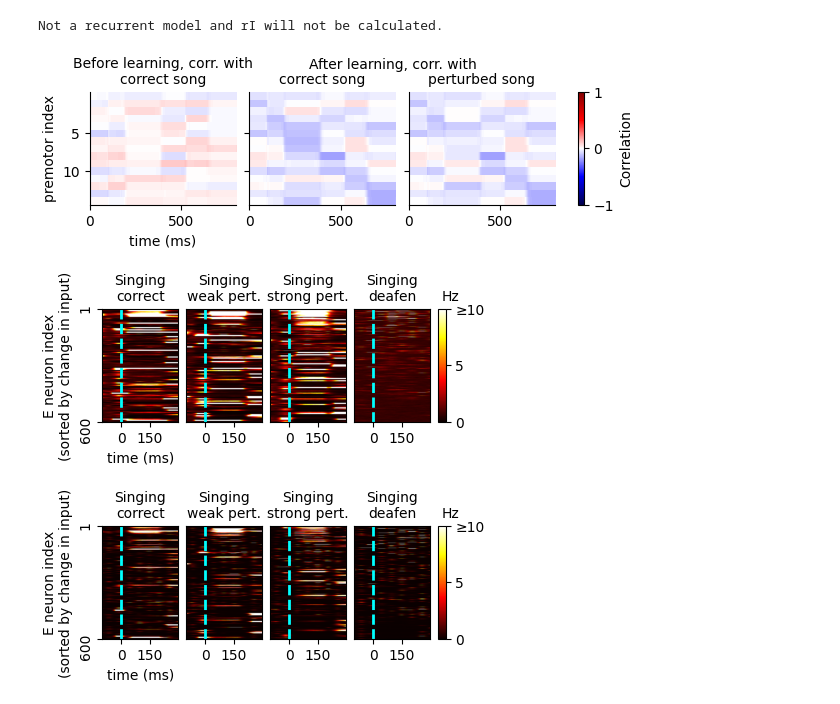
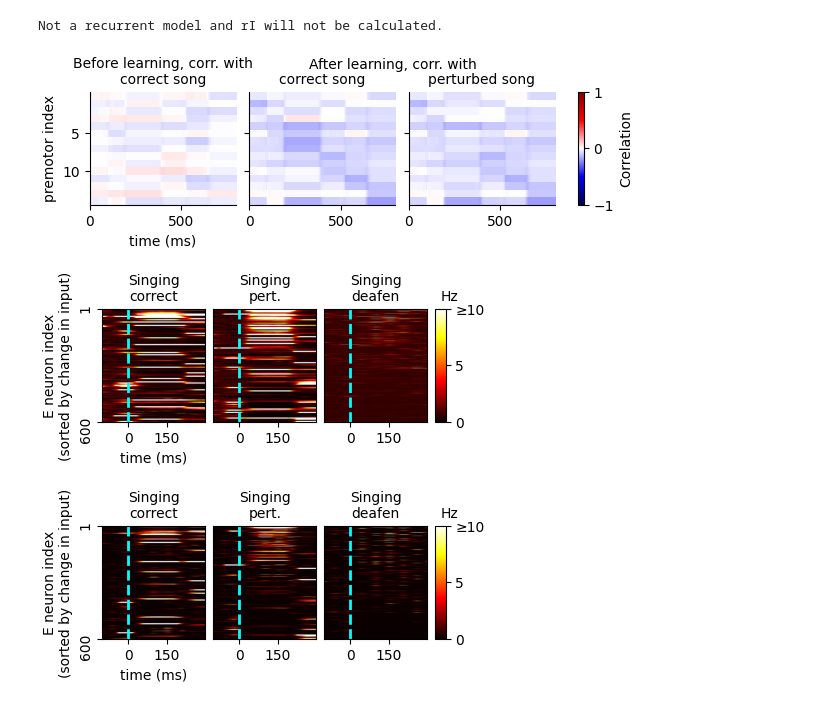
Before and after one commit to gongziyida/vocal-error-network, a Jupyter notebook: simulations/train_premotor2E_models_sparseW.ipynb, the cells around one changed output. Cells and saved outputs as stored; diff of their text form; code cells hidden in the pictures.

```diff
--- a/simulations/train_premotor2E_models_sparseW.ipynb
+++ b/simulations/train_premotor2E_models_sparseW.ipynb
@@ -67,7 +67,7 @@ w0_mean_HVC2E, w0_std_HVC2E, cW_HVC2E = 1/N_HVC, 1e-2, 0.1
 T_pre = 100 # time period to keep before song
 N_test_rend = 20
 T_test = T_burn + T_rend # Total
-cases = ('ctrl', 'pert_weak', 'pert_strong', 'deaf')
+cases = ('ctrl', 'pert', 'deaf')
 res = {k: [np.zeros((N_test_rend,T_pre+T_rend,NE+i)) for i in (0,NI)] for k in cases}
 
 # Init auditory for training
@@ -97,22 +97,21 @@ hI0 = rng.normal(loc=-1, scale=0.5, size=NI)
 with np.errstate(divide='ignore', over='ignore', invalid='ignore'):
     # Training
     plasticity_kwargs = dict(plasticity=bilin_hebb_E_HVC, lr=-3e-2,
-                             tauW=1e5, asyn_H=10, rE_th=1.5, no_progress_bar=True)
+                             tauW=1e5, asyn_H=10, rE_th=1, no_progress_bar=True)
     rE_FF, rI, Ws_FF, _, _ = net_FF.sim(hE0, rH, aud, save_W_ts, T, dt, 0.1, **plasticity_kwargs)
 
     plasticity_kwargs = dict(plasticity=dict(HVC=bilin_hebb_E_HVC), lr=dict(HVC=-3e-2),
-                             tauW=1e5, asyn_H=10, rE_th=1.5, no_progress_bar=True)
+                             tauW=1e5, asyn_H=10, rE_th=1, no_progress_bar=True)
     rE_HVC2E, rI, Ws_HVC2E, _, _ = net_HVC2E.sim(hE0, hI0, rH, aud, save_W_ts, T, dt, 0.1,
                                                  **plasticity_kwargs)
 
     # Init auditory for testing
     args = (N_test_rend, T_burn, T_post, None, False)
     aud_ctrl, aud_ctrl_idx = generate_realistic_aud(aud_real['ctrl'], *args)
-    aud_pert_weak, aud_pert_idx = generate_realistic_aud(aud_real['pert_weak'], *args)
-    aud_pert_strong, _ = generate_realistic_aud(aud_real['pert_strong'], *args)
+    aud_pert = generate_realistic_aud(aud_real['pert'], *args)[0]
 
     # testing
-    for k, a in zip(cases, (aud_ctrl, aud_pert_weak, aud_pert_strong, aud_ctrl*0)):
+    for k, a in zip(cases, (aud_ctrl, aud_pert, aud_ctrl*0)):
         for i in range(a.shape[0]): # for each case, enumerate over songs
             args = dict(rH=rH[:T_test], aud=a[i], save_W_ts=[], T=T_test, dt=dt,
                         noise_strength=1, no_progress_bar=True)
@@ -122,28 +121,38 @@ with np.errstate(divide='ignore', over='ignore', invalid='ignore'):
 Not a recurrent model and rI will not be calculated.
 # %%
 fig, ax = plot_corr_mat(Ws_HVC2E['HVC'], aud_real['ctrl'].mean(axis=0).T,
-                        aud_real['pert_strong'].mean(axis=0).T,
+                        aud_real['pert'].mean(axis=0).T,
                         ylabel='premotor index', yticks=[5, 10], xlabel='time (ms)')
 fig.savefig(os.path.join(IMG_DIR, 'sparseW_EI_learn_res.svg'))
 # %% [output]
-[figure, old version]
+[figure, new version]
+# %%
+res_trial_avg, res_time_avg_trial_avg, res_time_avg_trial_se = {}, {}, {}
+for k in cases:
+    res_trial_avg[k], res_time_avg_trial_avg[k], res_time_avg_trial_se[k] = [], [], []
+    for data in res[k]: # data is (trials, time, neurons)
+        data = data - data[:,:T_pre].mean(axis=1, keepdims=True) # baseline correct
+        res_trial_avg[k].append(data.mean(axis=0)) # (time, neurons)
+
+        data = data[:,T_pre:T_pre+T_song].mean(axis=1) # focus on song period
+        res_time_avg_trial_avg[k].append(data.mean(axis=0)) # (neurons,)
+        res_time_avg_trial_se[k].append(data.std(axis=0) / np.sqrt(data.shape[0]))
 # %%
 i = 0
-titles = ['Singing\ncorrect', 'Singing\nweak pert.', 'Singing\nstrong pert.', 'Singing\ndeafen']
+titles = ['Singing\ncorrect', 'Singing\npert.', 'Singing\ndeafen']
 syl = aud_real['ctrl'][:,:,PERT_T0:PERT_T1].mean(axis=(0,2))
 for l, m in enumerate(('FF', 'EI')):
-    _ = [res[k][l][i,:,:NE] for k in ('ctrl', 'pert_weak', 'pert_strong', 'deaf')]
+    _ = [res[k][l][i,:,:NE] for k in ('ctrl', 'pert', 'deaf')]
     t0, t1 = int(aud_real['pert_t0'][i]) + T_pre, int(aud_real['pert_t1'][i]) + T_pre
     bos_ctrl = aud_real['ctrl'][i,:,t0:t1].mean(axis=1)
-    bos_weak_pert = aud_real['pert_weak'][i,:,t0:t1].mean(axis=1)
-    bos_strong_pert = aud_real['pert_strong'][i,:,t0:t1].mean(axis=1)
-    err = [bos_ctrl - syl, bos_weak_pert - syl, bos_strong_pert - syl, -syl]
+    bos_pert = aud_real['pert'][i,:,t0:t1].mean(axis=1)
+    err = [bos_ctrl - syl, bos_pert - syl, -syl]
     fig, ax = plot_raster_cmp_syl_dsyl(_, titles, syl, err, t0, t1+250, figsize=(4.5, 2),
-                                       plot_z=False, sort_by='e', th=10, tpre=100)
+                                       sort_by='e', th=10, tpre=100)
     for j in range(len(ax)-1):
         ax[j].set(xticks=[100, 250], xticklabels=[0, 150], xlabel='')
     ax[0].set(xlabel='time (ms)')
     fig.savefig(os.path.join(IMG_DIR, 'sparseW_premotor2E_err_response_%s.svg' % m))
 # %% [output]
-[figure, old version]
+[figure, new version]
-[figure, old version]
+[figure, new version]
```
Also changed, not shown: parts of 5 cells of this notebook, 6 other files.
